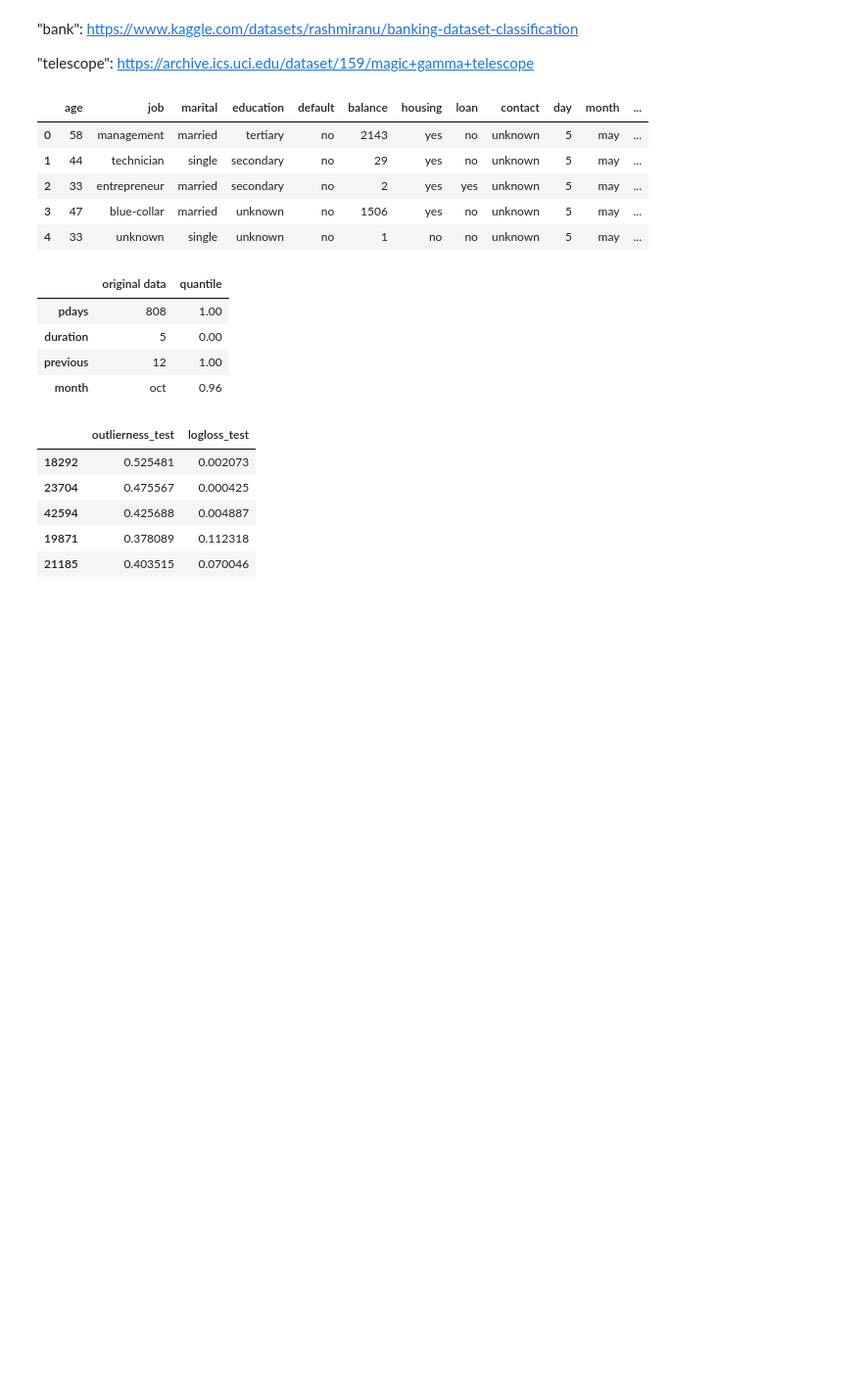
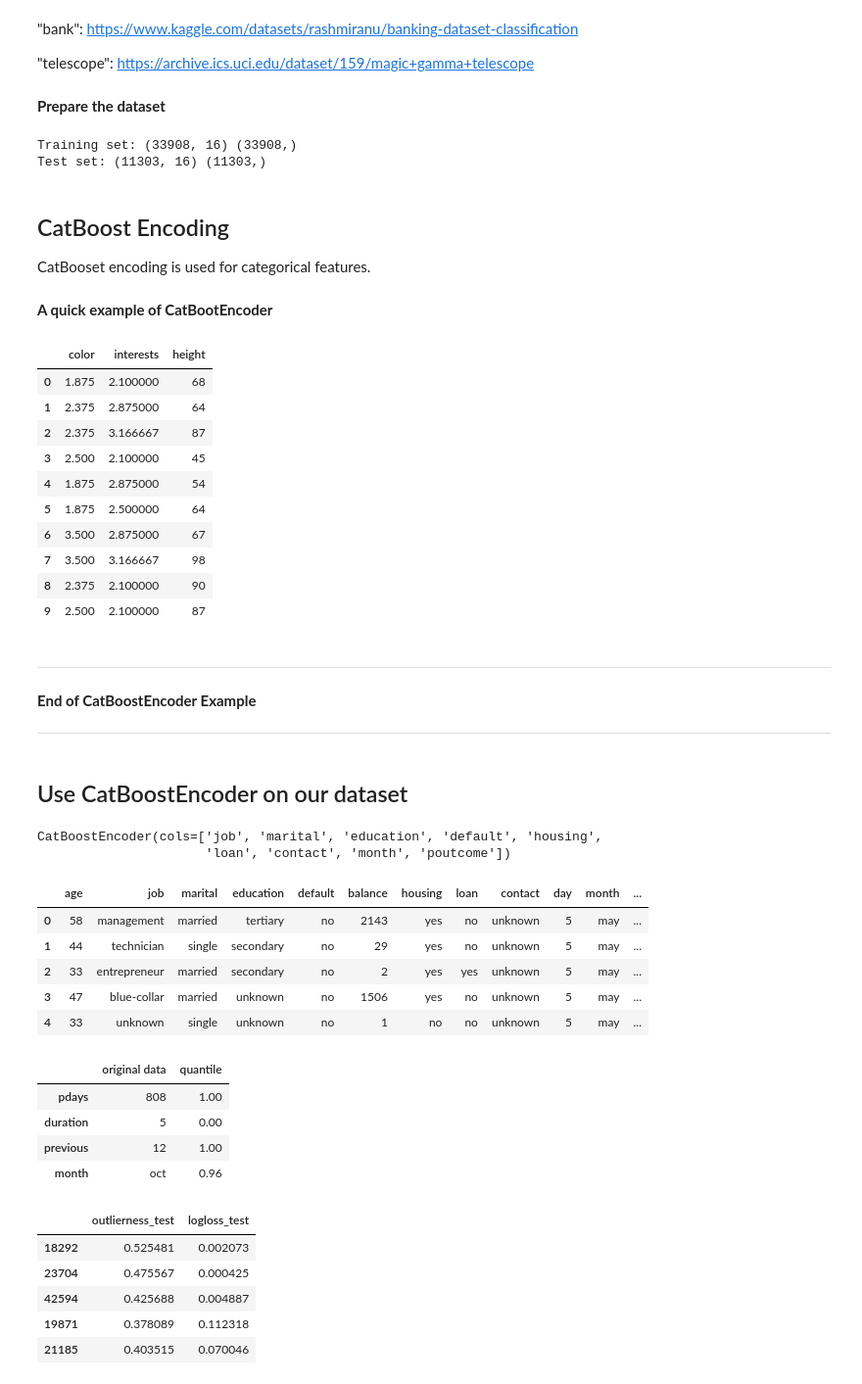
Before and after one commit to cagBRT/Data, a Jupyter notebook: 8_Outliers_Detection.ipynb, the cells around one changed output. Shown at 98% size. Cells and saved outputs as stored; diff of their text form; code cells hidden in the pictures; blank space fills up the shorter version.

```diff
--- a/8_Outliers_Detection.ipynb
+++ b/8_Outliers_Detection.ipynb
@@ -98,3 +112,78 @@ datasets = get_data(verbose=False)
 "bank": https://www.kaggle.com/datasets/rashmiranu/banking-dataset-classification<br>
 
 "telescope": https://archive.ics.uci.edu/dataset/159/magic+gamma+telescope
+# %% [markdown]
+**Prepare the dataset**
+# %%
+dataset_name = "bank"
+X, y, num_features, cat_features = get_dataset(dataset_name)
+X_train, X_test, y_train, y_test = train_test_split(X, y)
+print("Training set:",X_train.shape, y_train.shape)
+print("Test set:",X_test.shape, y_test.shape)
+# %% [output]
+Training set: (33908, 16) (33908,)
+Test set: (11303, 16) (11303,)
+# %% [markdown]
+## CatBoost Encoding
+
+CatBooset encoding is used for categorical features.
+# %% [markdown]
+**A quick example of CatBootEncoder**
+# %%
+# Make dataset
+train = pd.DataFrame({
+    'color': ["red", "blue", "blue", "green", "red",
+              "red", "black", "black", "blue", "green"],
+
+    'interests': ["sketching", "painting", "instruments",
+                  "sketching", "painting", "video games",
+                  "painting", "instruments", "sketching",
+                  "sketching"],
+
+    'height': [68, 64, 87, 45, 54, 64, 67, 98, 90, 87],
+
+    'grade': [1, 2, 3, 2, 3, 1, 4, 4, 2, 3], })
+
+# Define train and target
+target = train[['grade']]
+train = train.drop('grade', axis = 1)
+
+# Define catboost encoder
+cbe_encoder = CatBoostEncoder()
+
+# Fit encoder and transform the features
+cbe_encoder.fit(train, target)
+train_cbe = cbe_encoder.transform(train)
+
+# We can use fit_transform() instead of fit()
+# and transform() separately as follows:
+# train_cbe = cbe_encoder.fit_transform(train,target)
+train_cbe
+# %% [output]
+|  | color | interests | height |
+| 0 | 1.875 | 2.100000 | 68 |
+| 1 | 2.375 | 2.875000 | 64 |
+| 2 | 2.375 | 3.166667 | 87 |
+| 3 | 2.500 | 2.100000 | 45 |
+| 4 | 1.875 | 2.875000 | 54 |
+| 5 | 1.875 | 2.500000 | 64 |
+| 6 | 3.500 | 2.875000 | 67 |
+| 7 | 3.500 | 3.166667 | 98 |
+| 8 | 2.375 | 2.100000 | 90 |
+| 9 | 2.500 | 2.100000 | 87 |
+# %% [markdown]
+
+
+---
+
+**End of CatBoostEncoder Example**
+
+---
+# %% [markdown]
+## Use CatBoostEncoder on our dataset
+# %%
+cat_encoder = CatBoostEncoder().fit(X_train[cat_features].fillna("NULL"), y_train)
+cat_encoder
+# %% [output]
+CatBoostEncoder(cols=['job', 'marital', 'education', 'default', 'housing',
+                      'loan', 'contact', 'month', 'poutcome'])
```
Also changed, not shown: parts of 4 cells of this notebook.
